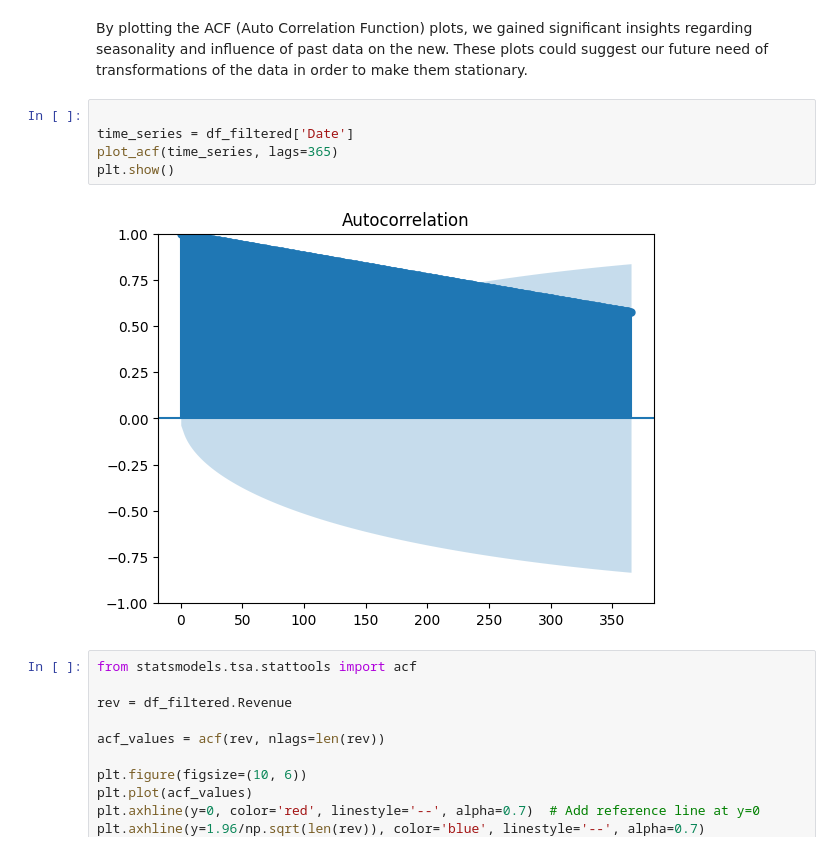
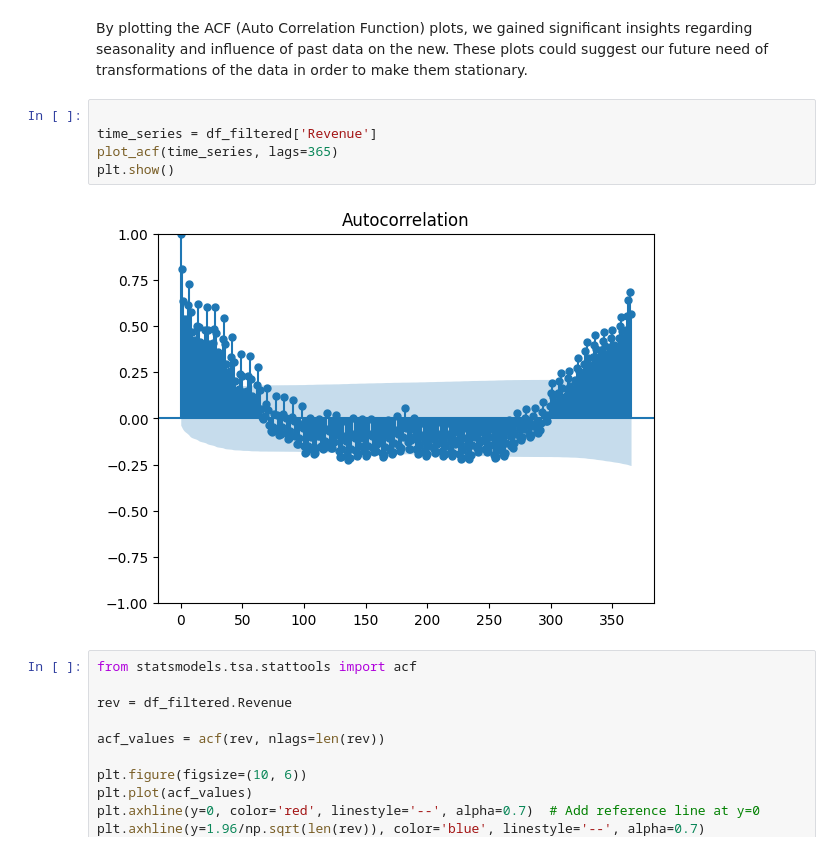
Before and after one commit to gpassoni/forecasting2024, a Jupyter notebook: merged.ipynb, the cells around one changed output. Drawn from its saved outputs; the diff is of its cells as text.

```diff
--- a/merged.ipynb
+++ b/merged.ipynb
@@ -180,11 +181,11 @@ df_entropy
 By plotting the ACF (Auto Correlation Function) plots, we gained significant insights regarding seasonality and influence of past data on the new. These plots could suggest our future need of transformations of the data in order to make them stationary.
 # %%
 
-time_series = df_filtered['Date']
+time_series = df_filtered['Revenue']
 plot_acf(time_series, lags=365)
 plt.show()
 # %% [output]
-[figure, old version]
+[figure, new version]
 # %%
 from statsmodels.tsa.stattools import acf
 
```
Also changed, not shown: parts of 16 cells of this notebook.
